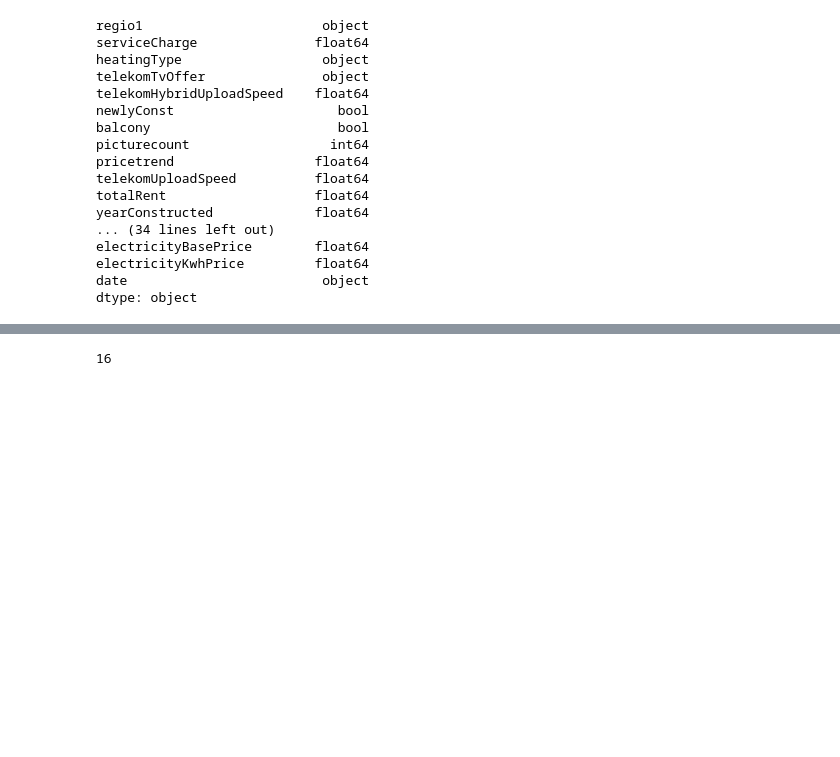
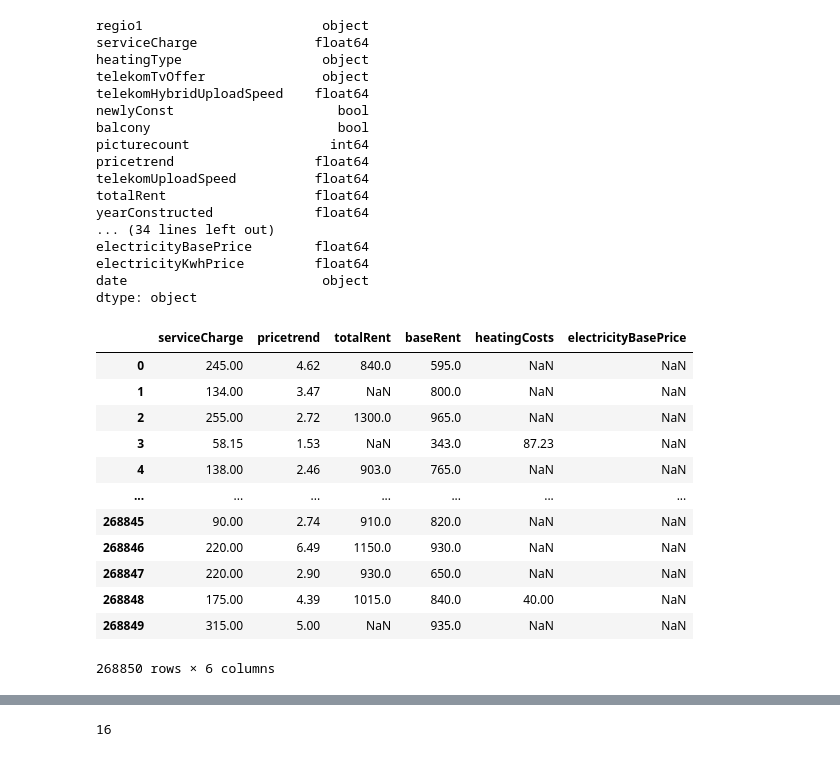
Before and after one commit to femi-lujo/germany_rental_apartments, a Jupyter notebook: notebooks/data_wrangling.ipynb, the cells around one changed output, grey strips where cells are left out. Cells and saved outputs as stored; diff of their text form; code cells hidden in the pictures; blank space fills up the shorter version.

```diff
--- a/notebooks/data_wrangling.ipynb
+++ b/notebooks/data_wrangling.ipynb
@@ -47,4 +153,20 @@ electricityBasePrice        float64
 electricityKwhPrice         float64
 date                         object
 dtype: object
+# %%
+immo_data[['serviceCharge', 'pricetrend', 'totalRent', 'baseRent', 'heatingCosts', 'electricityBasePrice']]
+# %% [output]
+|  | serviceCharge | pricetrend | totalRent | baseRent | heatingCosts | electricityBasePrice |
+| 0 | 245.00 | 4.62 | 840.0 | 595.0 | NaN | NaN |
+| 1 | 134.00 | 3.47 | NaN | 800.0 | NaN | NaN |
+| 2 | 255.00 | 2.72 | 1300.0 | 965.0 | NaN | NaN |
+| 3 | 58.15 | 1.53 | NaN | 343.0 | 87.23 | NaN |
+| 4 | 138.00 | 2.46 | 903.0 | 765.0 | NaN | NaN |
+| ... | ... | ... | ... | ... | ... | ... |
+| 268845 | 90.00 | 2.74 | 910.0 | 820.0 | NaN | NaN |
+| 268846 | 220.00 | 6.49 | 1150.0 | 930.0 | NaN | NaN |
+| 268847 | 220.00 | 2.90 | 930.0 | 650.0 | NaN | NaN |
+| 268848 | 175.00 | 4.39 | 1015.0 | 840.0 | 40.00 | NaN |
+| 268849 | 315.00 | 5.00 | NaN | 935.0 | NaN | NaN |
+268850 rows × 6 columns
 # %%
```
Also changed, not shown: parts of 31 cells of this notebook.
